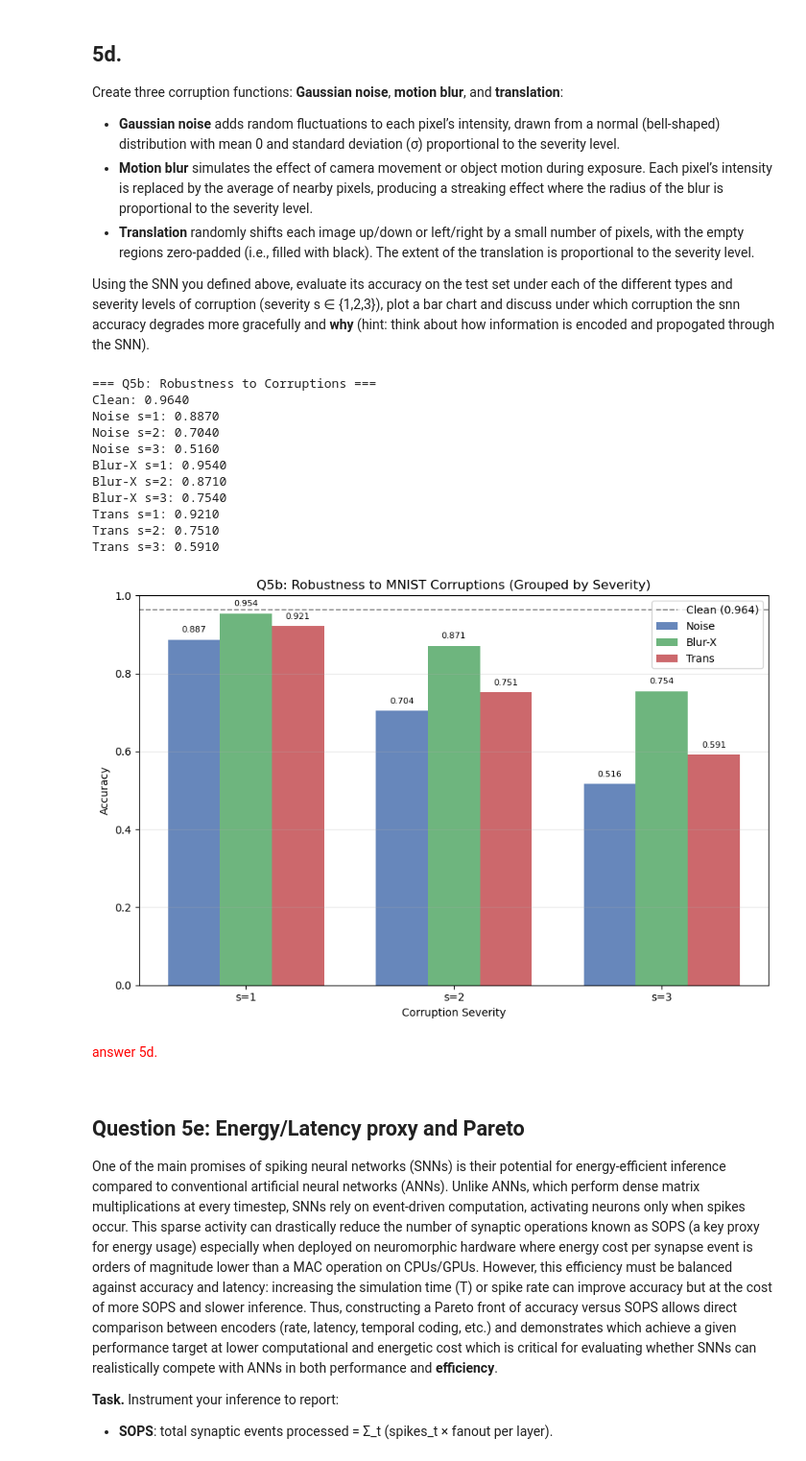
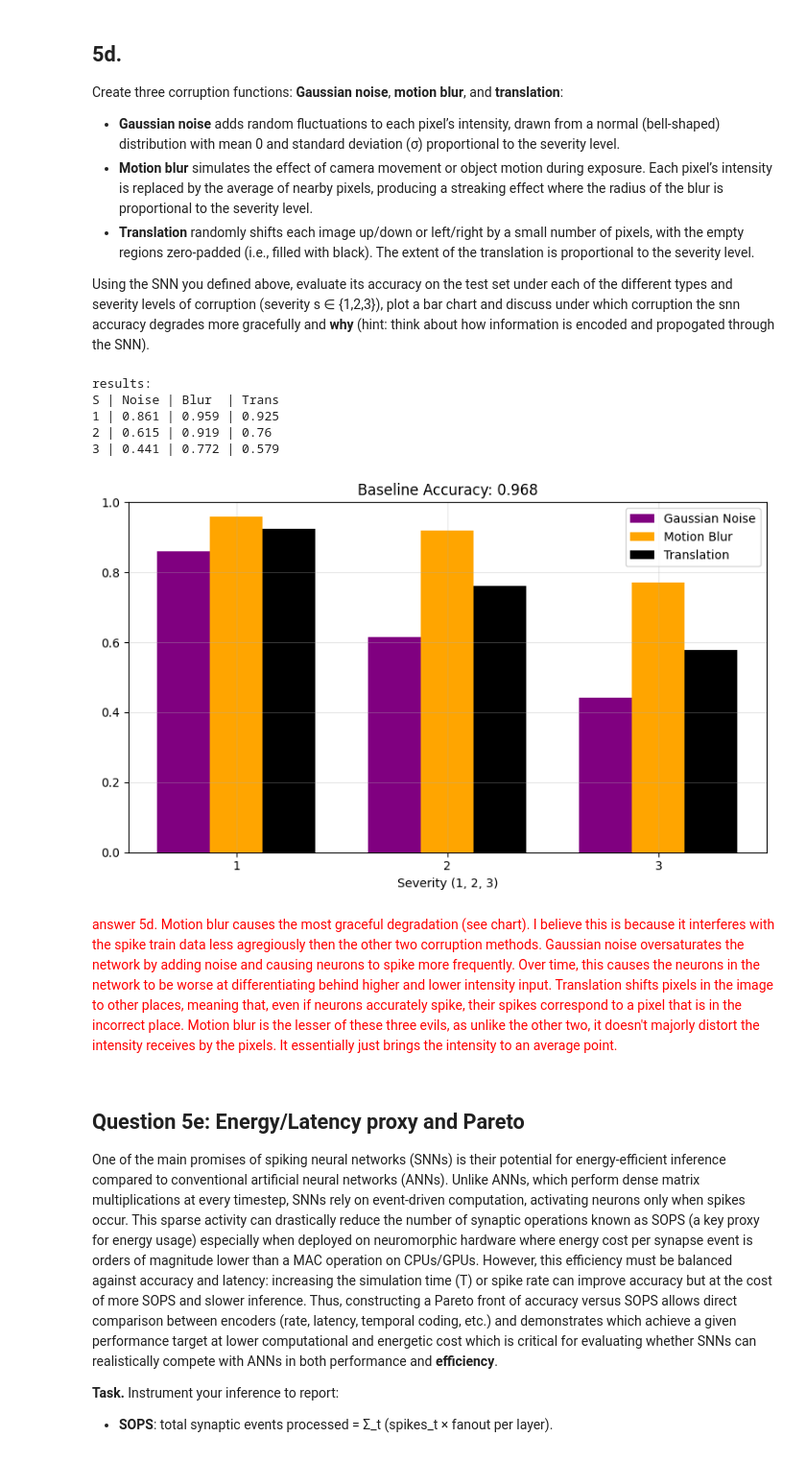
Before and after one commit to shaneH9/brain, a Jupyter notebook: Assignment2/Assignment2_Questions.ipynb, the cells around one changed output. Shown at 96% size. Cells and saved outputs as stored; diff of their text form; code cells hidden in the pictures.

```diff
--- a/Assignment2/Assignment2_Questions.ipynb
+++ b/Assignment2/Assignment2_Questions.ipynb
@@ -301,6 +326,7 @@ def img_2_event_img(image, snn_timestep):
 
     Complete the expression for converting the image to spikes (event image)
     """
+    image = np.clip(image * 1.5, 0, 1)
 
     #Reshape the image. Do not touch this code
     batch_size = image.shape[0]
@@ -308,20 +334,24 @@ def img_2_event_img(image, snn_timestep):
     image = image.reshape(batch_size, image_size, image_size, 1)
 
     #Generate a random image of the shape batch_size x image_size x image_size x snn_timestep. Numpy random rand function will be useful here.
-
-    #Generate the event image
+    randomImage = np.random.rand(batch_size, image_size, image_size, snn_timestep)
+    event_image = (randomImage < image)
 
     return event_image
 # %% [markdown]
 To verify the correctness of your class implementation, load a sample digit from the saved file and convert it into an event image. Then print the shape of the event image.
 # %%
 #Load 1000 samples from the MNIST dataset using the read function defined above
+directory = "data/mnist_test"
 
+# 2. Load 1000 samples
+images, labels = read_numpy_mnist_data(directory, 1000)
 
 #Print the shape of the data
-
+print(images.shape)
 
 #Convert the images to event images
-
+event_images = img_2_event_img(images, 50)
 
 #Print the shape of the event image
+print(event_images.shape)
@@ -402,0 +441,18 @@ Can you tune the membrane properties (vdecay and vth) to obtain higher classific
+# %%
+#Write your implementation of Question 5b. here
+#Load the weights. Do not touch this code
+snn_param_dir = 'save_models/snn_bptt_mnist_train.p'
+snn_param_dict = pickle.load(open(snn_param_dir, 'rb'))
+input_2_hidden_weight = snn_param_dict['weight1']
+hidden_2_output_weight = snn_param_dict['weight2']
+
+#Define a variable for vdecay
+vdecay = 0.75
+#Define a variable for vth
+vth = 0.5
+#Create the SNN using the class definition in Q3 and the variables defined above
+nn = SNN(input_2_hidden_weight, hidden_2_output_weight, 784, 256, 10, vdecay, vth, 20)
+
+#Compute test accuracy for the SNN on 1000 examples from MNIST dataset and print it
+accuracy = test_snn_with_mnist(nn,"data/mnist_test", 1000)
+print(accuracy)
@@ -541,23 +635,27 @@ def test_snn_with_mnist_corrupted(network, data_save_dir, data_sample_num, rng=N
     return results
-# %%
-results = test_snn_with_mnist_corrupted(snn, 'data/mnist_test', 1000, rng=np.random.default_rng(0), blur_axis='x')
-# %% [output]
-=== Q5b: Robustness to Corruptions ===
-Clean: 0.9640
-Noise s=1: 0.8870
-Noise s=2: 0.7040
-Noise s=3: 0.5160
-Blur-X s=1: 0.9540
-Blur-X s=2: 0.8710
-Blur-X s=3: 0.7540
-Trans s=1: 0.9210
-Trans s=2: 0.7510
-Trans s=3: 0.5910
-[figure, removed]
-# %% [markdown]
-<font color='red'>
-
-answer 5d.
+# %%
+#Load the weights. Do not touch this code
+snn_param_dir = 'save_models/snn_bptt_mnist_train.p'
+snn_param_dict = pickle.load(open(snn_param_dir, 'rb'))
+input_2_hidden_weight = snn_param_dict['weight1']
+hidden_2_output_weight = snn_param_dict['weight2']
+
+vdecay = 0.75
+vth = 0.5
+nn = SNN(input_2_hidden_weight, hidden_2_output_weight, 784, 256, 10, vdecay, vth, 20)
+results = test_snn_with_mnist_corrupted(nn, 'data/mnist_test', 1000, rng=np.random.default_rng(0), blur_axis='x')
+# %% [output]
+results:
+S | Noise | Blur  | Trans
+1 | 0.861 | 0.959 | 0.925
+2 | 0.615 | 0.919 | 0.76
+3 | 0.441 | 0.772 | 0.579
+[figure, added]
+# %% [markdown]
+<font color='red'>
+
+answer 5d.
+Motion blur causes the most graceful degradation (see chart). I believe this is because it interferes with the spike train data less agregiously then the other two corruption methods. Gaussian noise oversaturates the network by adding noise and causing neurons to spike more frequently. Over time, this causes the neurons in the network to be worse at differentiating behind higher and lower intensity input. Translation shifts pixels in the image to other places, meaning that, even if neurons accurately spike, their spikes correspond to a pixel that is in the incorrect place. Motion blur is the lesser of these three evils, as unlike the other two, it doesn't majorly distort the intensity receives by the pixels. It essentially just brings the intensity to an average point.
 # %% [markdown]
 ## Question 5e: **Energy/Latency** proxy and Pareto
 
```
Also changed, not shown: parts of 37 cells of this notebook.
